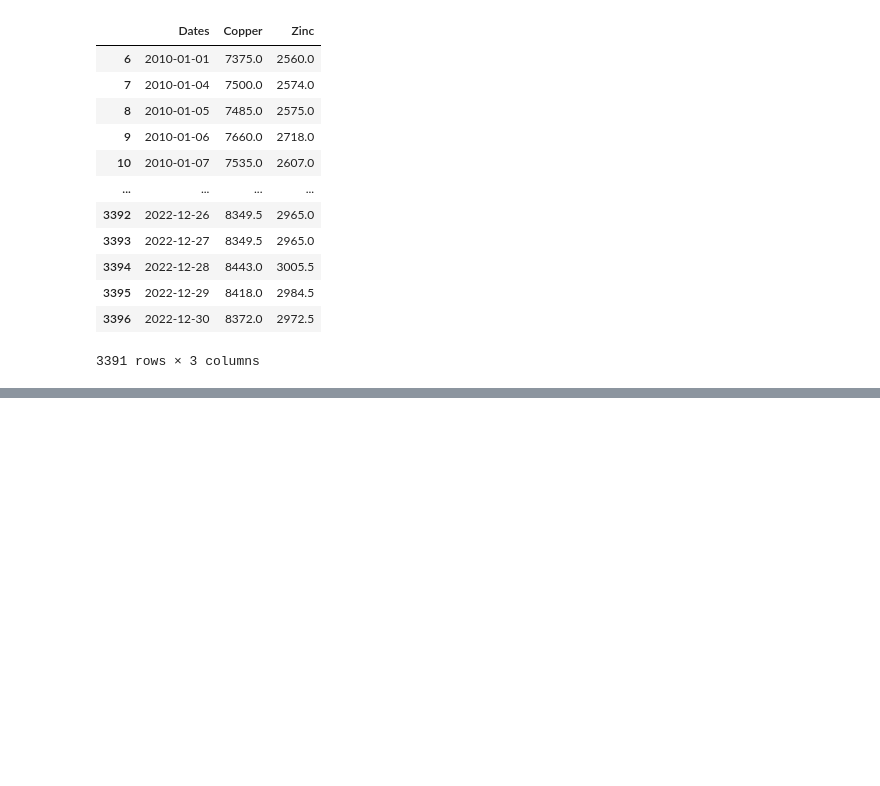
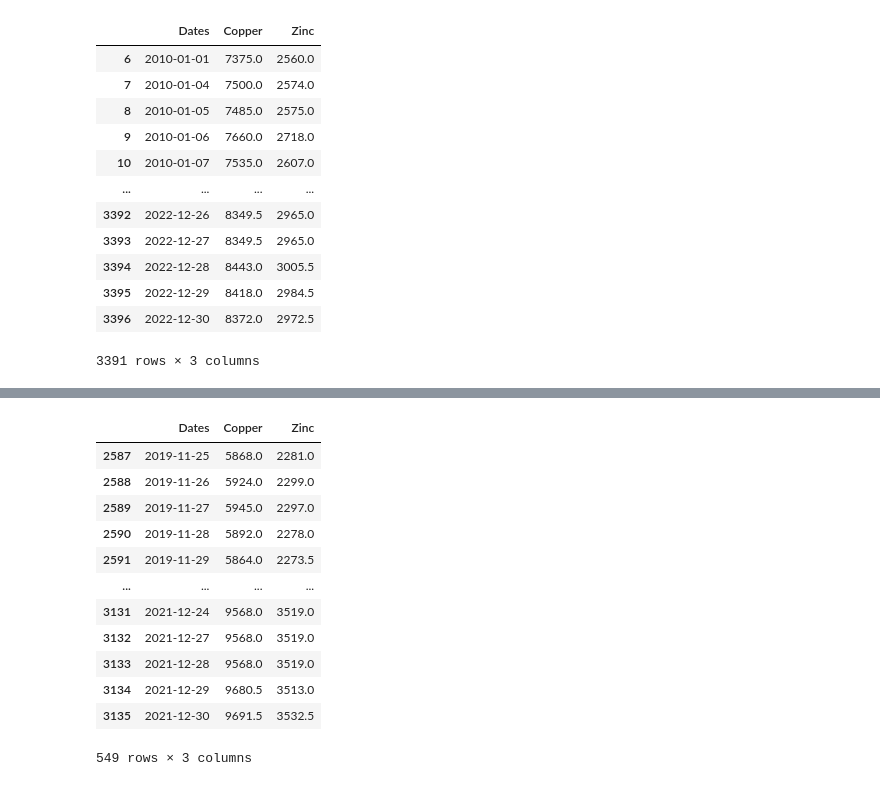
Before and after one commit to elena-faillace/OilDesk-Intern-Assessment, a Jupyter notebook: solutions/question3.ipynb, the cells around one changed output, grey strips where cells are left out. Cells and saved outputs as stored; diff of their text form; code cells hidden in the pictures; blank space fills up the shorter version.

```diff
--- a/solutions/question3.ipynb
+++ b/solutions/question3.ipynb
@@ -77,3 +82,26 @@ np.float64(6.0)
+# %%
+# # Select only 2020 and 2021 with a padding at the beginning
+start_date = pd.to_datetime('2020-01-01')
+end_date = pd.to_datetime('2021-12-31')
+# Use a padding to calculate the EMA and RSI without a starting bias
+padding = 40
+cutoff_date = start_date - timedelta(days=padding)
+df = df[(df['Dates'] > cutoff_date) & (df['Dates'] < end_date)]
+df
+# %% [output]
+|  | Dates | Copper | Zinc |
+| 2587 | 2019-11-25 | 5868.0 | 2281.0 |
+| 2588 | 2019-11-26 | 5924.0 | 2299.0 |
+| 2589 | 2019-11-27 | 5945.0 | 2297.0 |
+| 2590 | 2019-11-28 | 5892.0 | 2278.0 |
+| 2591 | 2019-11-29 | 5864.0 | 2273.5 |
+| ... | ... | ... | ... |
+| 3131 | 2021-12-24 | 9568.0 | 3519.0 |
+| 3132 | 2021-12-27 | 9568.0 | 3519.0 |
+| 3133 | 2021-12-28 | 9568.0 | 3519.0 |
+| 3134 | 2021-12-29 | 9680.5 | 3513.0 |
+| 3135 | 2021-12-30 | 9691.5 | 3532.5 |
+549 rows × 3 columns
 # %%
 # Calculate the MACD for Copper and Zinc
 
```
Also changed, not shown: parts of 4 cells of this notebook.
